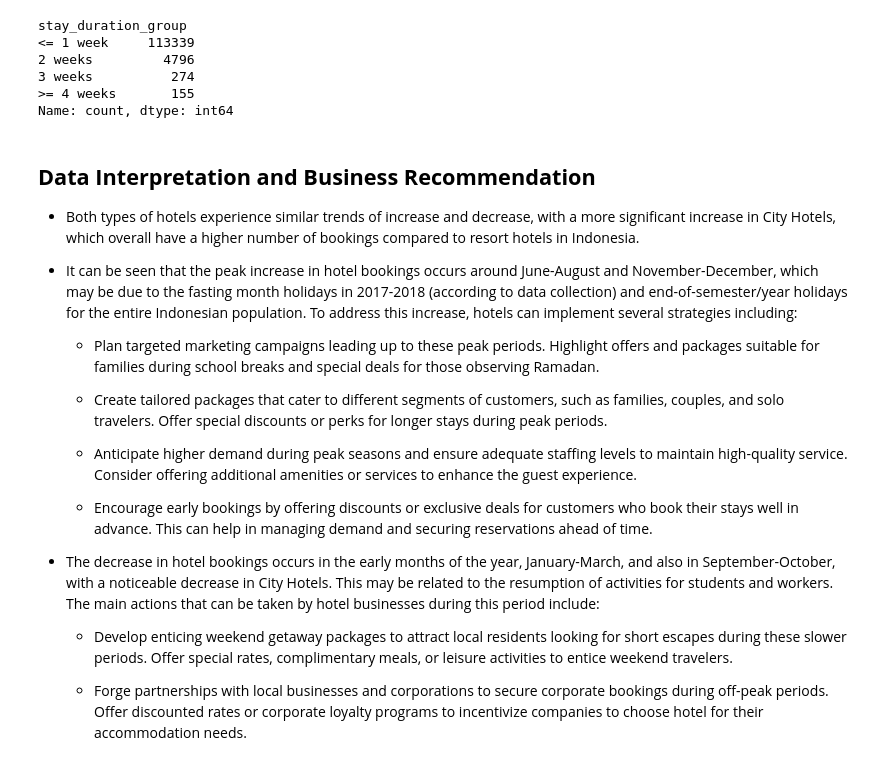
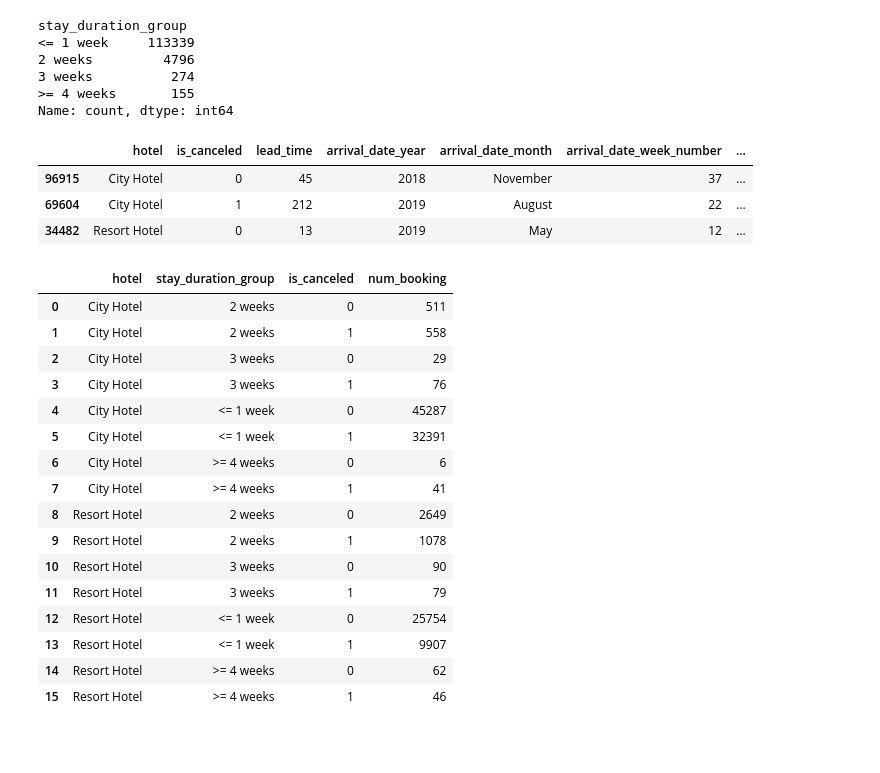
Before and after one commit to mcikalmerdeka/Investigate-Hotel-Business-Using-Data-Visualization, a Jupyter notebook: Investigate Hotel Business Using Data Visualization Code.ipynb, the cells around one changed output. Saved outputs shown, nothing was run; the diff lists cells and outputs as text; code cells hidden in the pictures; blank space fills up the shorter version.

Commit message:
Finisihed task 3, initialize task 4, and move ipynb file to the main folder

```diff
--- a/Task 1/Task_1_Data_Preprocessing.ipynb
+++ b/Investigate Hotel Business Using Data Visualization Code.ipynb
@@ -792,27 +792,37 @@ stay_duration_group
 3 weeks          274
 >= 4 weeks       155
 Name: count, dtype: int64
+# %%
+df_task_3.sample(3)
+# %% [output]
+|  | hotel | is_canceled | lead_time | arrival_date_year | arrival_date_month | arrival_date_week_number | ... |
+| 96915 | City Hotel | 0 | 45 | 2018 | November | 37 | ... |
+| 69604 | City Hotel | 1 | 212 | 2019 | August | 22 | ... |
+| 34482 | Resort Hotel | 0 | 13 | 2019 | May | 12 | ... |
 # %%
 # Create aggregate table that compares the number of canceled hotel bookings based on the duration of stay for each hotel type, focusing on the proportion of canceled bookings
 
-df_task_3.groupby(['hotel', ''])
+df_stay_cancel = df_task_3.groupby(['hotel', 'stay_duration_group', 'is_canceled']) \
+                        .agg({'hotel' : 'count'}) \
+                        .rename(columns={'hotel' : 'num_booking'}) \
+                        .reset_index()
+
+df_stay_cancel
+# %% [output]
+|  | hotel | stay_duration_group | is_canceled | num_booking |
+| 0 | City Hotel | 2 weeks | 0 | 511 |
+| 1 | City Hotel | 2 weeks | 1 | 558 |
+| 2 | City Hotel | 3 weeks | 0 | 29 |
+| 3 | City Hotel | 3 weeks | 1 | 76 |
+| 4 | City Hotel | <= 1 week | 0 | 45287 |
+| 5 | City Hotel | <= 1 week | 1 | 32391 |
+| 6 | City Hotel | >= 4 weeks | 0 | 6 |
+| 7 | City Hotel | >= 4 weeks | 1 | 41 |
+| 8 | Resort Hotel | 2 weeks | 0 | 2649 |
+| 9 | Resort Hotel | 2 weeks | 1 | 1078 |
+| 10 | Resort Hotel | 3 weeks | 0 | 90 |
+| 11 | Resort Hotel | 3 weeks | 1 | 79 |
+| 12 | Resort Hotel | <= 1 week | 0 | 25754 |
+| 13 | Resort Hotel | <= 1 week | 1 | 9907 |
+| 14 | Resort Hotel | >= 4 weeks | 0 | 62 |
+| 15 | Resort Hotel | >= 4 weeks | 1 | 46 |
-# %% [markdown]
-## **Data Interpretation and Business Recommendation**
-
-- Both types of hotels experience similar trends of increase and decrease, with a more significant increase in City Hotels, which overall have a higher number of bookings compared to resort hotels in Indonesia.
-
-- It can be seen that the peak increase in hotel bookings occurs around June-August and November-December, which may be due to the fasting month holidays in 2017-2018 (according to data collection) and end-of-semester/year holidays for the entire Indonesian population. To address this increase, hotels can implement several strategies including:
-
-    - Plan targeted marketing campaigns leading up to these peak periods. Highlight offers and packages suitable for families during school breaks and special deals for those observing Ramadan.
-
-    - Create tailored packages that cater to different segments of customers, such as families, couples, and solo travelers. Offer special discounts or perks for longer stays during peak periods.
-
-    - Anticipate higher demand during peak seasons and ensure adequate staffing levels to maintain high-quality service. Consider offering additional amenities or services to enhance the guest experience.
-
-    - Encourage early bookings by offering discounts or exclusive deals for customers who book their stays well in advance. This can help in managing demand and securing reservations ahead of time.
-
-- The decrease in hotel bookings occurs in the early months of the year, January-March, and also in September-October, with a noticeable decrease in City Hotels. This may be related to the resumption of activities for students and workers. The main actions that can be taken by hotel businesses during this period include:
-
-    - Develop enticing weekend getaway packages to attract local residents looking for short escapes during these slower periods. Offer special rates, complimentary meals, or leisure activities to entice weekend travelers.
-
-    - Forge partnerships with local businesses and corporations to secure corporate bookings during off-peak periods. Offer discounted rates or corporate loyalty programs to incentivize companies to choose hotel for their accommodation needs.
```
Also changed, not shown: parts of 12 cells of this notebook, 6 other files.
